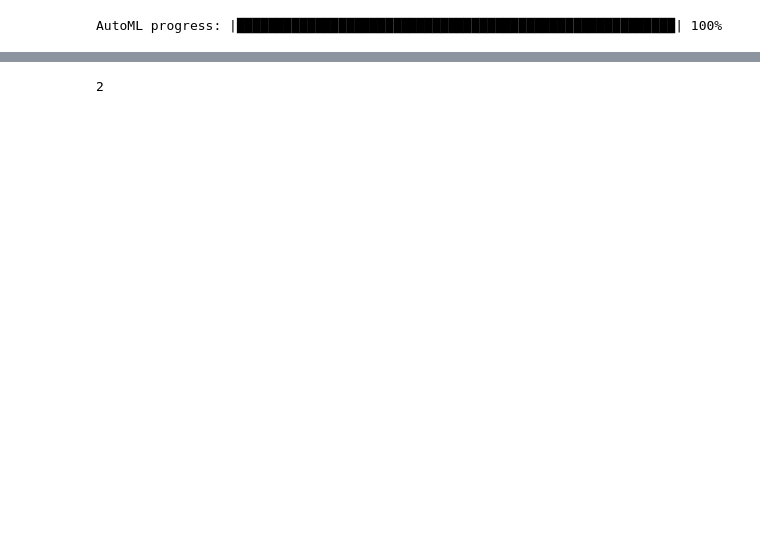
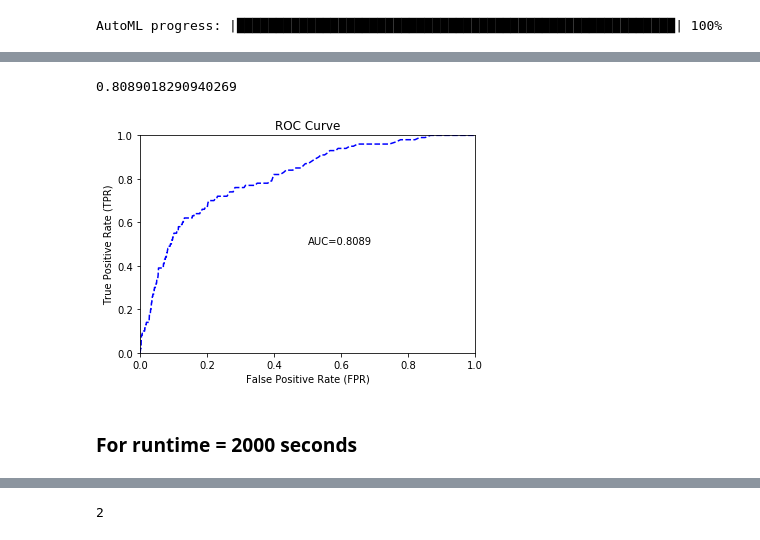
Before and after one commit to INFO6105-Spring19/hyperparameter-db-project-ds14, a Jupyter notebook: Python scripts/Hyperparameter_finalproject.ipynb, the cells around one changed output, grey strips where cells are left out. Cells and saved outputs as stored; diff of their text form; code cells hidden in the pictures; blank space fills up the shorter version.

```diff
--- a/Python scripts/Hyperparameter_finalproject.ipynb
+++ b/Python scripts/Hyperparameter_finalproject.ipynb
@@ -1364,0 +1893,6 @@ hyperparameter_json(metadata,'meta_data_1500.json')
+# %%
+gbm_grid2.train(x=X, y=y,
+                training_frame=train,
+                validation_frame=valid,
+                ntrees=100,
+                seed=1)
@@ -1364,0 +1901,3 @@ hyperparameter_json(metadata,'meta_data_1500.json')
+# %%
+gbm_gridperf2 = gbm_grid2.get_grid(sort_by='auc', decreasing=True)
+gbm_gridperf2
@@ -1365,3 +1922,17 @@ hyperparameter_json(metadata,'meta_data_1500.json')
+# %%
+best_gbm2 = gbm_gridperf2.models[0]
+# %%
+best_gbm_perf2 = best_gbm2.model_performance(test)
+# %%
+best_gbm_perf2.auc()
+# %% [output]
+0.8089018290940269
+# %%
+best_gbm_perf2.plot()
+# %% [output]
+[figure, added]
+# %% [markdown]
+### For runtime = 2000 seconds
 # %%
 data_path=None
 all_variables=None
```
Also changed, not shown: parts of 121 cells of this notebook, 22 other files.
